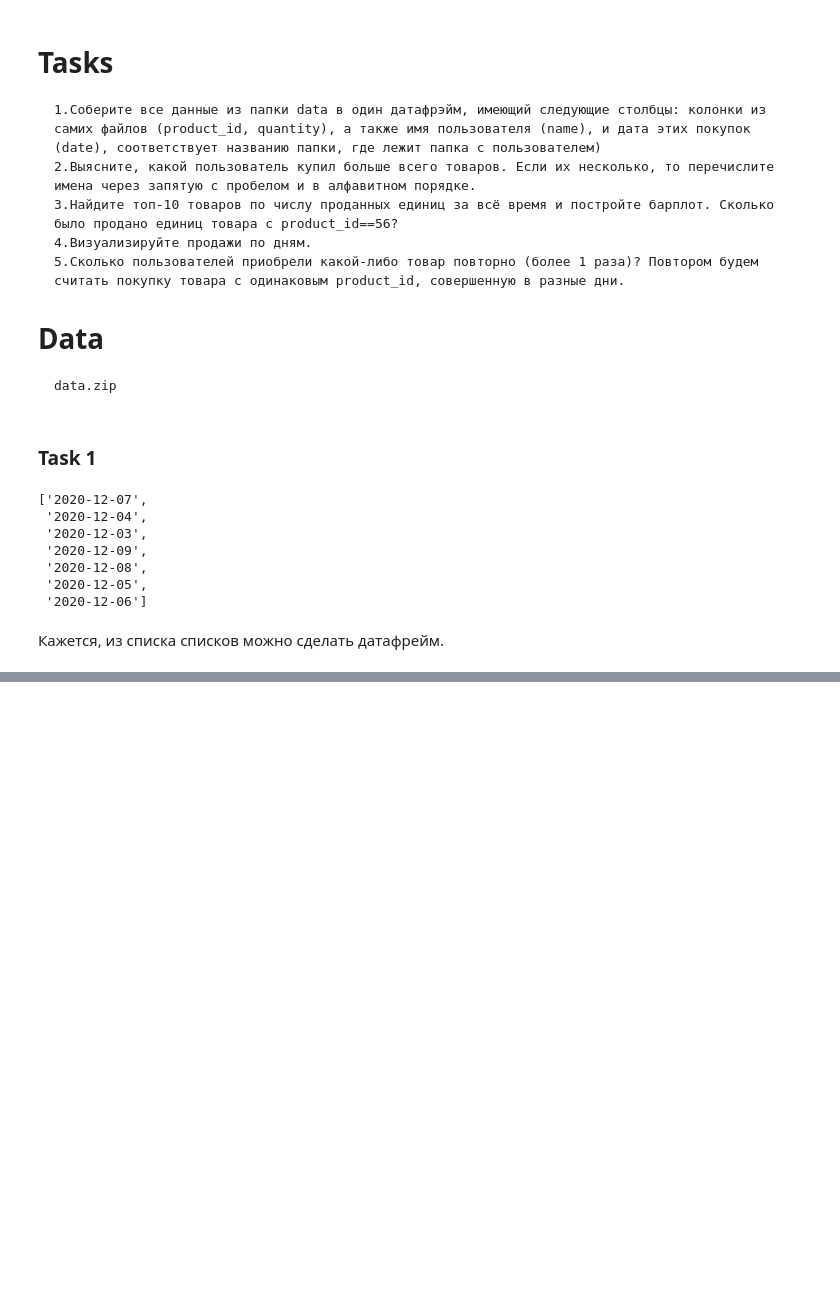
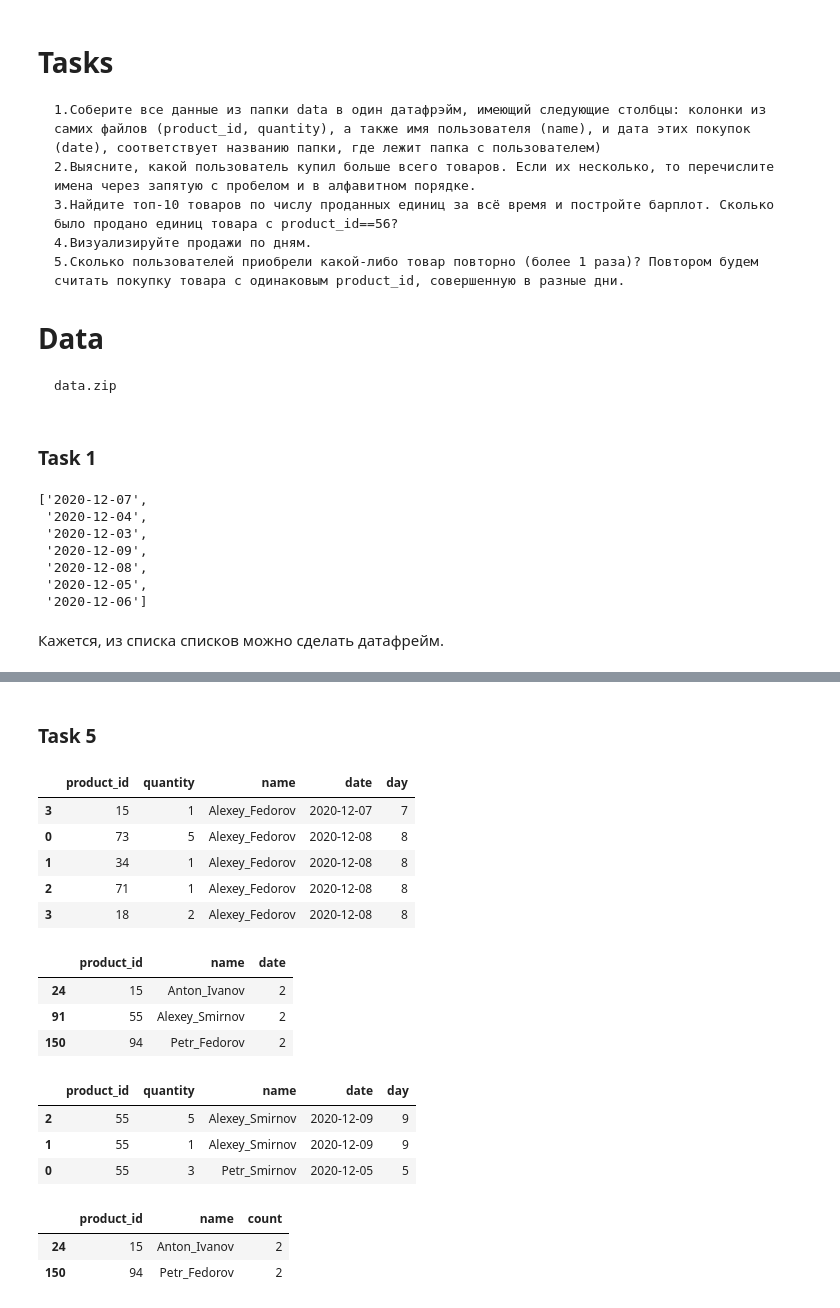
Before and after one commit to arazyan/learning, a Jupyter notebook: data_analysis/projects/3/work_w_messy_data.ipynb, the cells around one changed output, grey strips where cells are left out. Cells and saved outputs as stored; diff of their text form; code cells hidden in the pictures; blank space fills up the shorter version.

```diff
--- a/data_analysis/projects/3/work_w_messy_data.ipynb
+++ b/data_analysis/projects/3/work_w_messy_data.ipynb
@@ -118,0 +190,40 @@ Name: 0, dtype: int64
+# %% [markdown]
+### Task 5
+# %%
+big_df.head()
+# %% [output]
+|  | product_id | quantity | name | date | day |
+| 3 | 15 | 1 | Alexey_Fedorov | 2020-12-07 | 7 |
+| 0 | 73 | 5 | Alexey_Fedorov | 2020-12-08 | 8 |
+| 1 | 34 | 1 | Alexey_Fedorov | 2020-12-08 | 8 |
+| 2 | 71 | 1 | Alexey_Fedorov | 2020-12-08 | 8 |
+| 3 | 18 | 2 | Alexey_Fedorov | 2020-12-08 | 8 |
+# %%
+# неверный вариант
+big_df.groupby(['product_id', 'name'], as_index=False) \
+    .agg({'date' : 'count'}) \
+    .query('date > 1')
+# %% [output]
+|  | product_id | name | date |
+| 24 | 15 | Anton_Ivanov | 2 |
+| 91 | 55 | Alexey_Smirnov | 2 |
+| 150 | 94 | Petr_Fedorov | 2 |
+# %%
+big_df.query('product_id == 55')
+# %% [output]
+|  | product_id | quantity | name | date | day |
+| 2 | 55 | 5 | Alexey_Smirnov | 2020-12-09 | 9 |
+| 1 | 55 | 1 | Alexey_Smirnov | 2020-12-09 | 9 |
+| 0 | 55 | 3 | Petr_Smirnov | 2020-12-05 | 5 |
+# %%
+# верный вариант
+# оставим лишь одну покупку товара в день на человека
+big_df.drop_duplicates(['product_id', 'name', 'date']) \
+    .groupby(['product_id', 'name'], as_index=False) \
+    .agg({'date' : 'count'}) \
+    .query('date > 1') \
+    .rename(columns={'date' : 'count'})
+# %% [output]
+|  | product_id | name | count |
+| 24 | 15 | Anton_Ivanov | 2 |
+| 150 | 94 | Petr_Fedorov | 2 |
```
Also changed, not shown: parts of 32 cells of this notebook.
